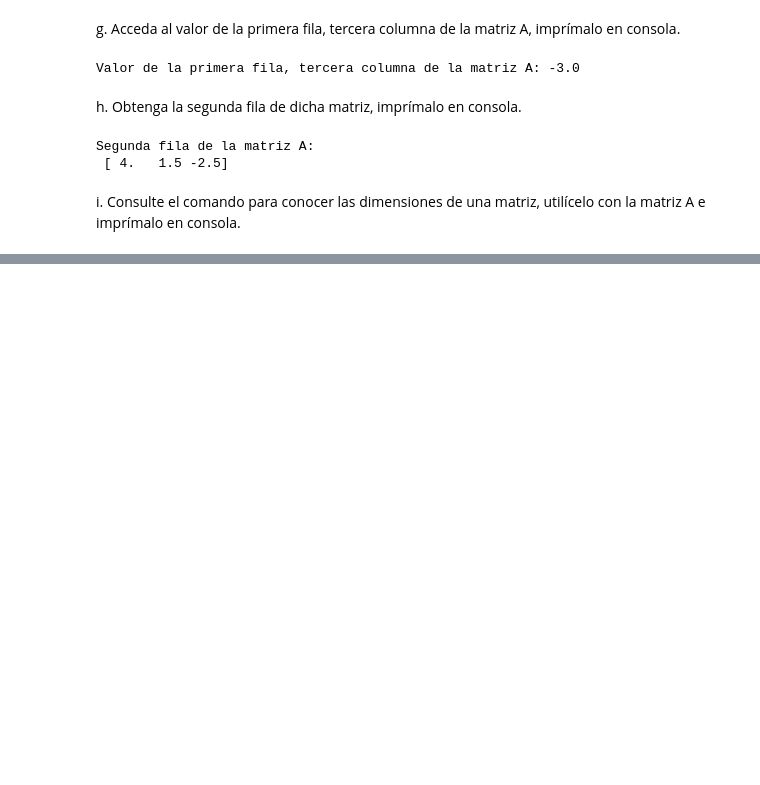
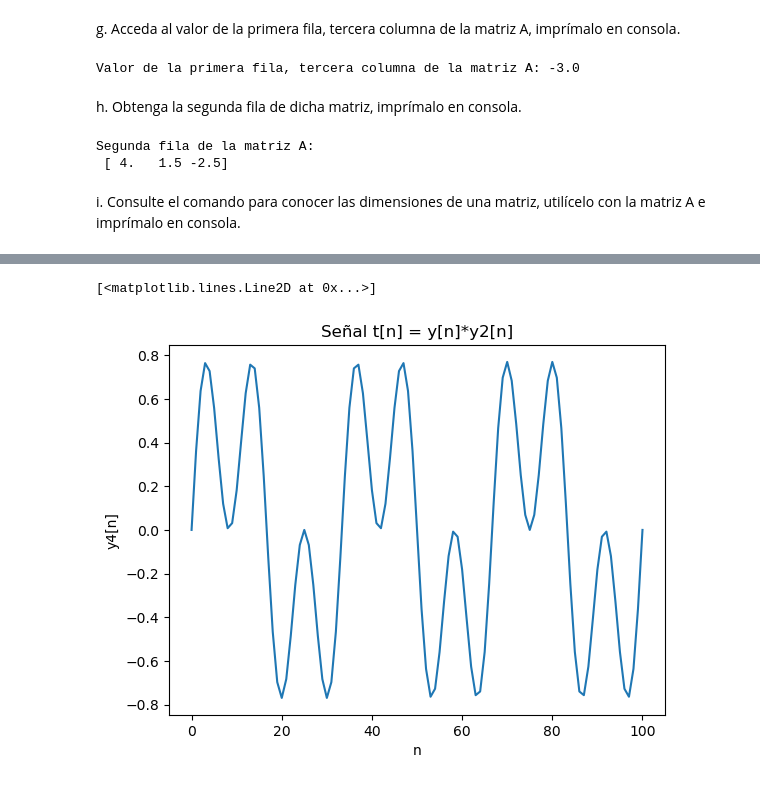
Before and after one commit to marianavasquezr/LAB_BIOSENALES, a Jupyter notebook: proyecto 1.ipynb, the cells around one changed output, grey strips where cells are left out. Drawn from its saved outputs; the diff is of its cells as text; code cells hidden in the pictures; blank space fills up the shorter version.

```diff
--- a/proyecto 1.ipynb
+++ b/proyecto 1.ipynb
@@ -107,0 +155,11 @@ i. Consulte el comando para conocer las dimensiones de una matriz, utilícelo co
+# %%
+t = np.multiply(y,y2)
+#print("multiplicación de señales: \n", t)
+
+plt.xlabel("n")                 # Etiqueta del eje x
+plt.ylabel("y4[n]")              # Etiqueta del eje y
+plt.title("Señal t[n] = y[n]*y2[n]")  # Título de la gráfica
+plt.plot(n,t)
+# %% [output]
+[<matplotlib.lines.Line2D at 0x...>]
+[figure, added]
```
Also changed, not shown: parts of 15 cells of this notebook, 1 other file.
